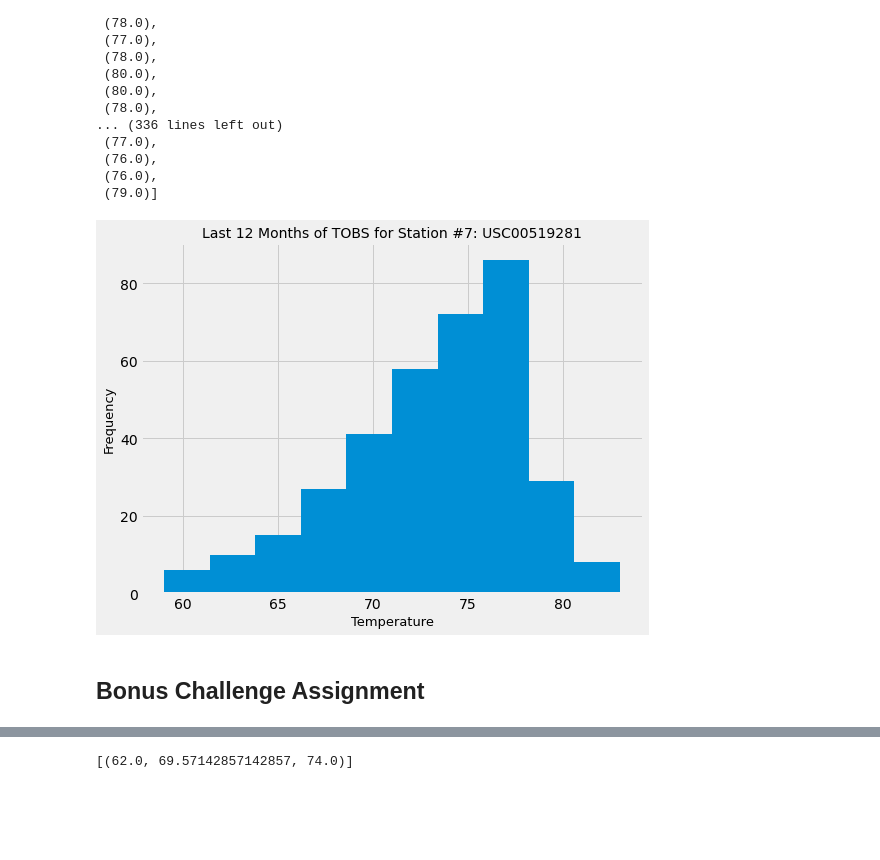
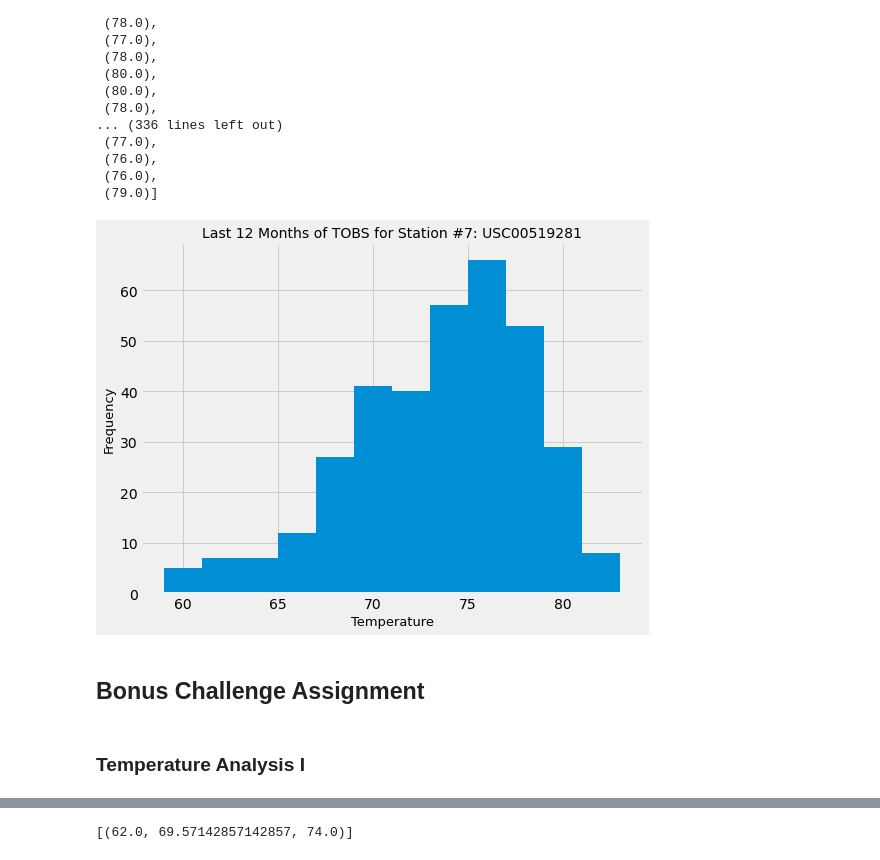
Before and after one commit to ckunakom/sqlalchemy-challenge, a Jupyter notebook: climate.ipynb, the cells around one changed output, grey strips where cells are left out. Saved outputs shown, nothing was run; the diff lists cells and outputs as text; code cells hidden in the pictures; blank space fills up the shorter version.

```diff
--- a/climate.ipynb
+++ b/climate.ipynb
@@ -221,16 +226,15 @@ highest_station
 temp = list(np.ravel(highest_station))
 # %%
 # histogram
-# Plot the results as a histogram with bins=12. ---> I don't understand ###########################
 plt.figure(figsize=(8,6))
-plt.hist(temp)
+plt.hist(temp, bins=12)
 plt.xlabel('Temperature', fontsize=13)
 plt.ylabel('Frequency', fontsize=13)
 plt.title(f'Last 12 Months of TOBS for Station #{most_active_station[0]}: {most_active_station[1]}', fontsize=14)
 plt.show()
-
-# WHY DIFFERENT FROM HW screeenshot?
 # %% [output]
-[figure, old version]
+[figure, new version]
 # %% [markdown]
 ## Bonus Challenge Assignment
+# %% [markdown]
+### Temperature Analysis I
```
Also changed, not shown: parts of 13 cells of this notebook, 1 other file.
